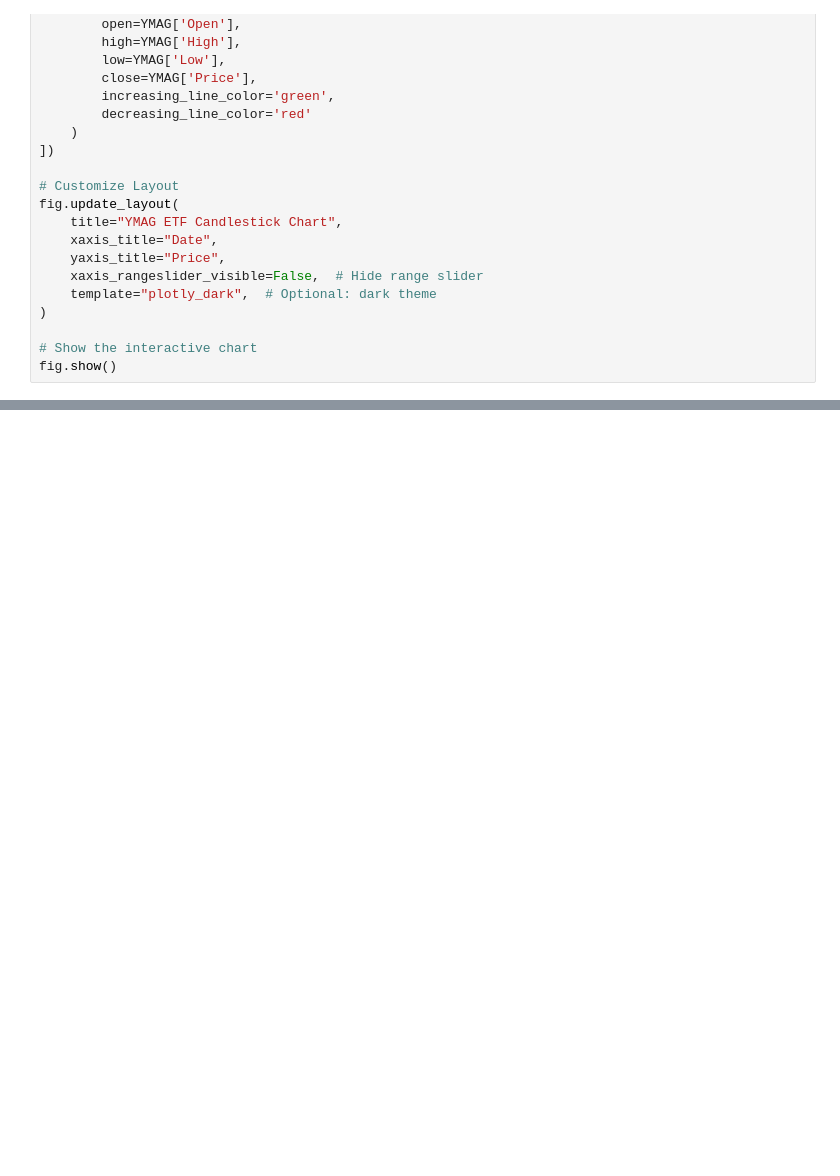
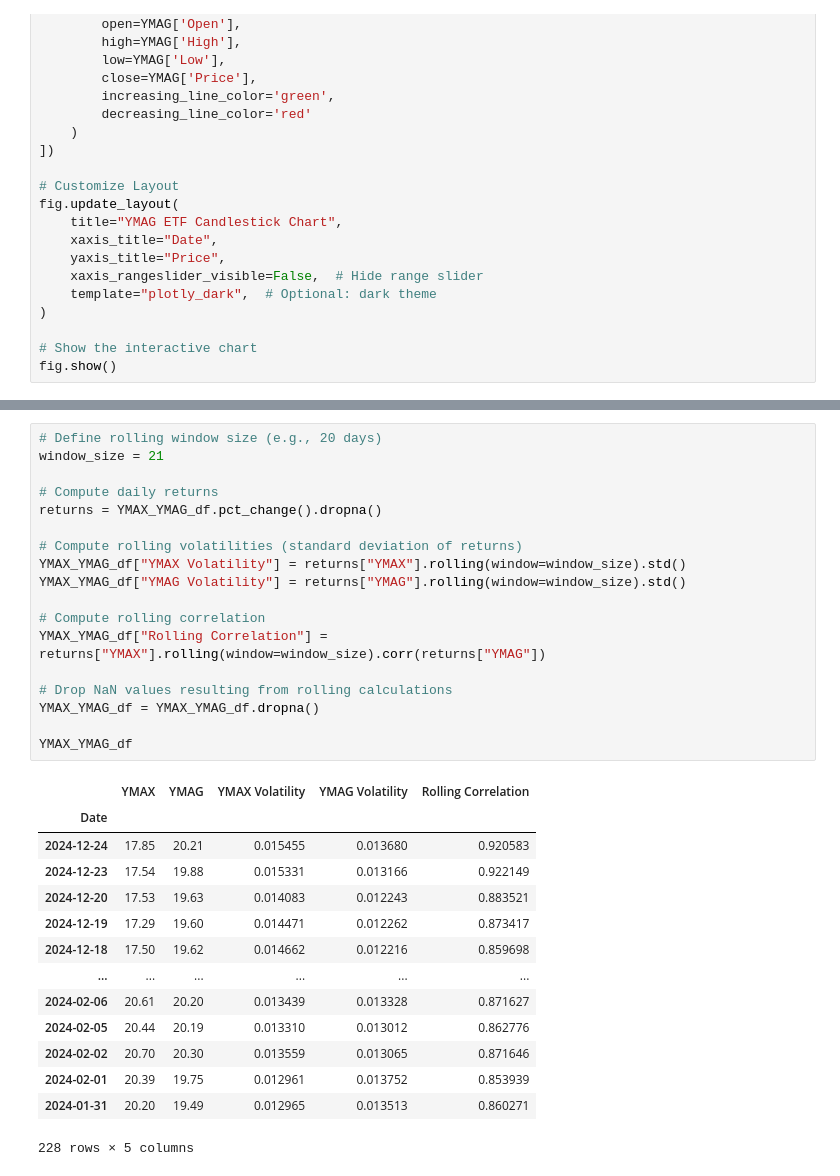
Before and after one commit to BensonMunene/Ratios-Strategy-App, a Jupyter notebook: Codes/Backtester Algorithm1.ipynb, the cells around one changed output, grey strips where cells are left out. Saved outputs shown, nothing was run; the diff lists cells and outputs as text; blank space fills up the shorter version.

```diff
--- a/Codes/Backtester Algorithm1.ipynb
+++ b/Codes/Backtester Algorithm1.ipynb
@@ -184,0 +224,33 @@ merged_df
+# %%
+# Define rolling window size (e.g., 20 days)
+window_size = 21
+
+# Compute daily returns
+returns = YMAX_YMAG_df.pct_change().dropna()
+
+# Compute rolling volatilities (standard deviation of returns)
+YMAX_YMAG_df["YMAX Volatility"] = returns["YMAX"].rolling(window=window_size).std()
+YMAX_YMAG_df["YMAG Volatility"] = returns["YMAG"].rolling(window=window_size).std()
+
+# Compute rolling correlation
+YMAX_YMAG_df["Rolling Correlation"] = returns["YMAX"].rolling(window=window_size).corr(returns["YMAG"])
+
+# Drop NaN values resulting from rolling calculations
+YMAX_YMAG_df = YMAX_YMAG_df.dropna()
+
+YMAX_YMAG_df
+# %% [output]
+|  | YMAX | YMAG | YMAX Volatility | YMAG Volatility | Rolling Correlation |
+| Date |  |  |  |  |  |
+| 2024-12-24 | 17.85 | 20.21 | 0.015455 | 0.013680 | 0.920583 |
+| 2024-12-23 | 17.54 | 19.88 | 0.015331 | 0.013166 | 0.922149 |
+| 2024-12-20 | 17.53 | 19.63 | 0.014083 | 0.012243 | 0.883521 |
+| 2024-12-19 | 17.29 | 19.60 | 0.014471 | 0.012262 | 0.873417 |
+| 2024-12-18 | 17.50 | 19.62 | 0.014662 | 0.012216 | 0.859698 |
+| ... | ... | ... | ... | ... | ... |
+| 2024-02-06 | 20.61 | 20.20 | 0.013439 | 0.013328 | 0.871627 |
+| 2024-02-05 | 20.44 | 20.19 | 0.013310 | 0.013012 | 0.862776 |
+| 2024-02-02 | 20.70 | 20.30 | 0.013559 | 0.013065 | 0.871646 |
+| 2024-02-01 | 20.39 | 19.75 | 0.012961 | 0.013752 | 0.853939 |
+| 2024-01-31 | 20.20 | 19.49 | 0.012965 | 0.013513 | 0.860271 |
+228 rows × 5 columns
```
Also changed, not shown: parts of 5 cells of this notebook.
